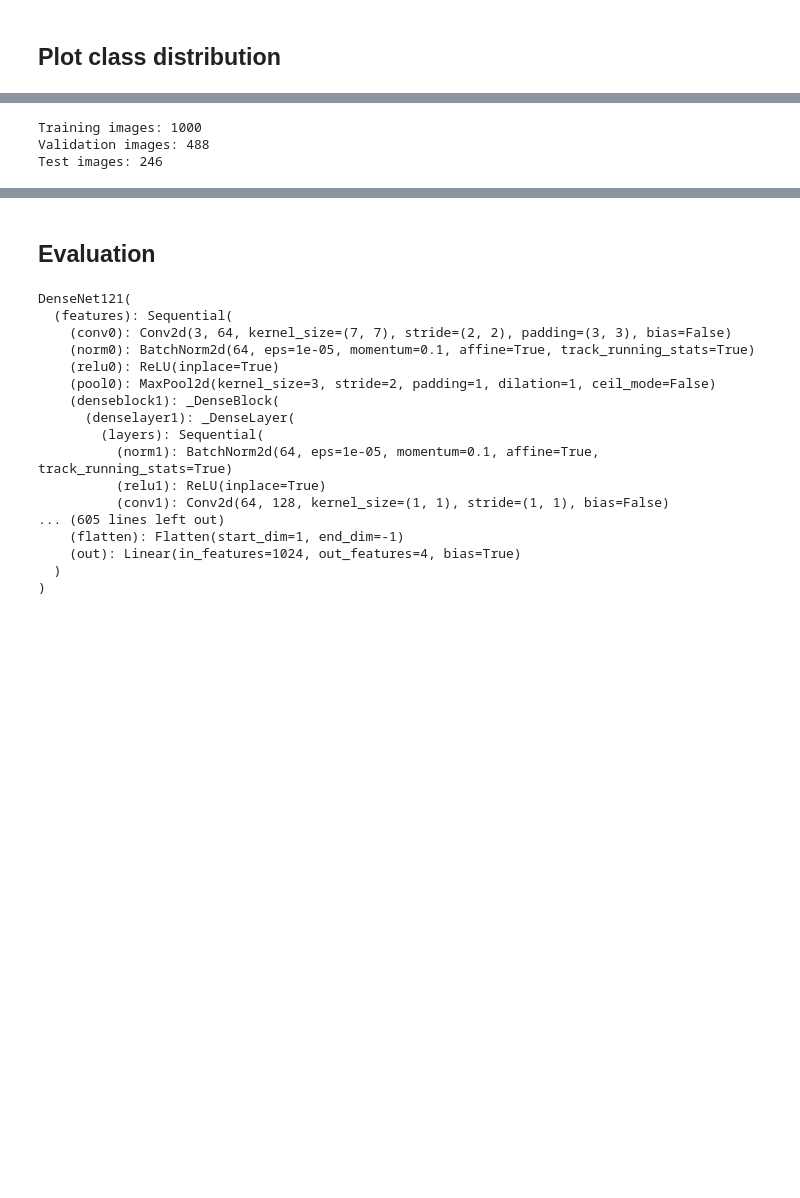
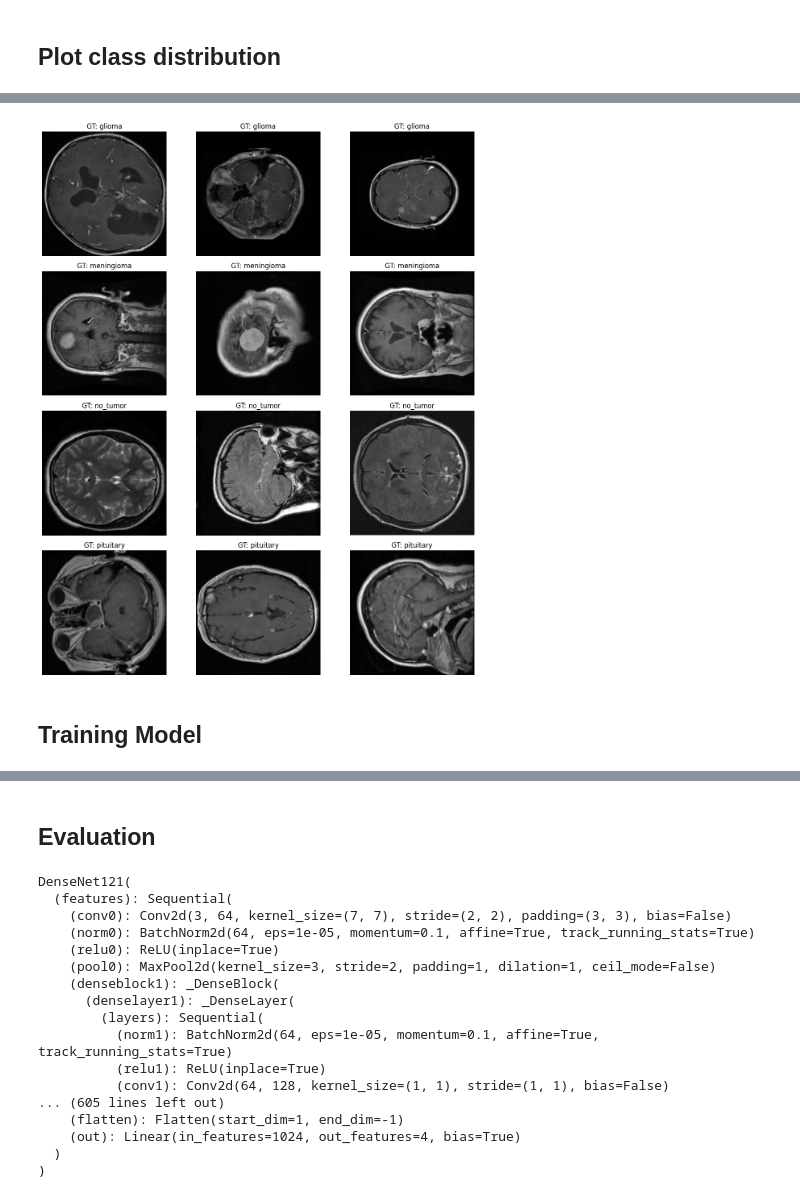
Before and after one commit to KunshSabharwal/MONAI_Minor-Project_7th-Sem, a Jupyter notebook: main.ipynb, the cells around one changed output, grey strips where cells are left out. Drawn from its saved outputs; the diff is of its cells as text; code cells hidden in the pictures; blank space fills up the shorter version.

```diff
--- a/main.ipynb
+++ b/main.ipynb
@@ -264,35 +255,30 @@ val_metrics = {
-# %%
-from torch.utils.data import Subset
-import random
-
-random.seed(42)
-
-subset_size = 1000
-
-train_indices = random.sample(
-    range(len(train_dataset)),
-    min(subset_size, len(train_dataset))
-)
-
-val_indices = random.sample(
-    range(len(val_dataset)),
-    min(subset_size, len(val_dataset))
-)
-
-test_indices = random.sample(
-    range(len(test_dataset)),
-    min(subset_size, len(test_dataset))
-)
-
-train_subset = Subset(train_dataset, train_indices)
-val_subset = Subset(val_dataset, val_indices)
-test_subset = Subset(test_dataset, test_indices)
-
-print("Training images:", len(train_subset))
-print("Validation images:", len(val_subset))
-print("Test images:", len(test_subset))
-# %% [output]
-Training images: 1000
-Validation images: 488
-Test images: 246
+# %%
+samples_per_class = 3
+
+fig, axes = plt.subplots(len(class_names), samples_per_class,
+                         figsize=(12, 14))
+
+for class_id in range(len(class_names)):
+
+    # Find indices belonging to this class
+    indices = [i for i in range(len(train_subset))
+               if train_subset[i]["label"] == class_id]
+
+    # Randomly select images
+    chosen = random.sample(indices, samples_per_class)
+
+    for j, idx in enumerate(chosen):
+
+        sample = train_subset[idx]
+
+        axes[class_id, j].imshow(sample["image"][0], cmap="gray")
+        axes[class_id, j].set_title(f"GT: {class_names[class_id]}")
+        axes[class_id, j].axis("off")
+
+plt.tight_layout()
+plt.show()
+# %% [output]
+[figure, added]
+# %% [markdown]
+## Training Model
 # %%
```
Also changed, not shown: parts of 14 cells of this notebook.
